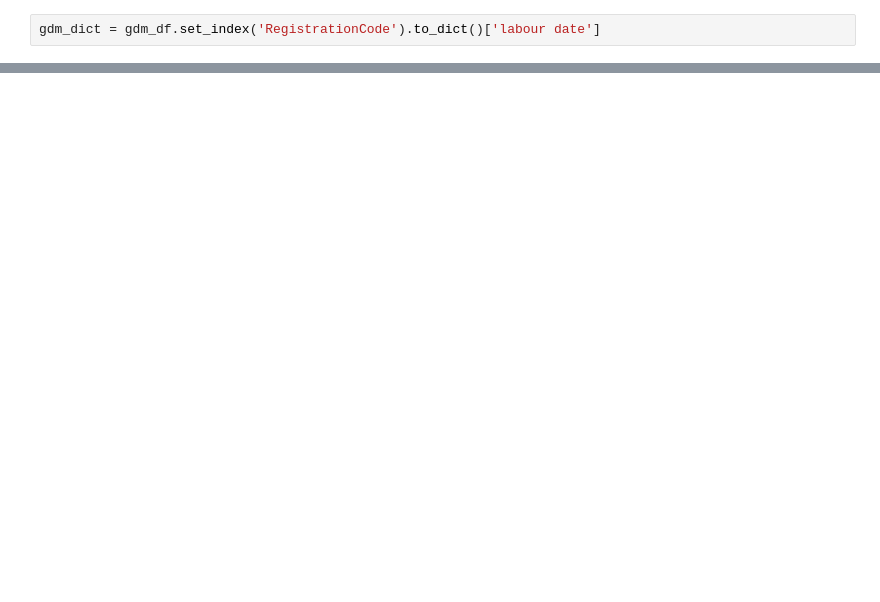
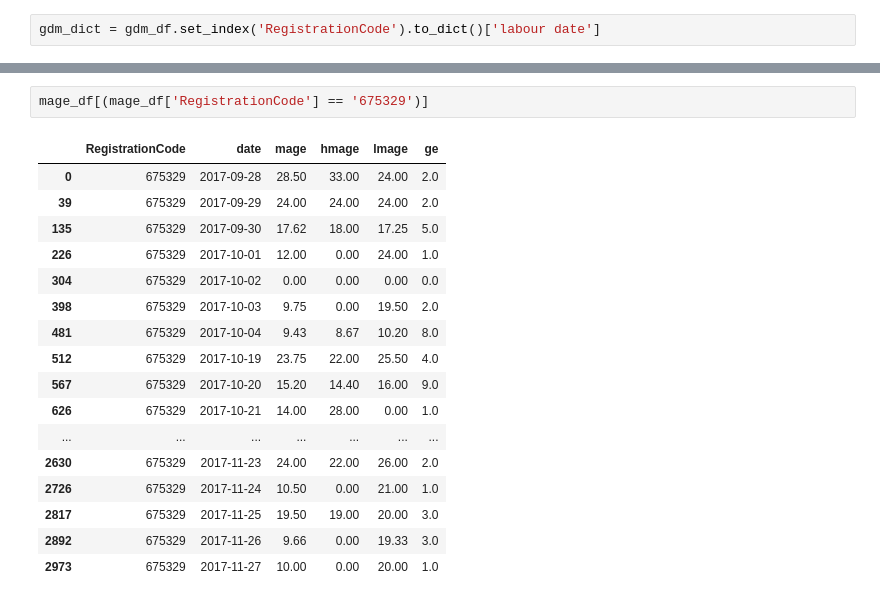
Before and after one commit to ElviraMingazova/MA_Thesis, a Jupyter notebook: GDM_MAGE.ipynb, the cells around one changed output, grey strips where cells are left out. Saved outputs shown, nothing was run; the diff lists cells and outputs as text; blank space fills up the shorter version.

```diff
--- a/GDM_MAGE.ipynb
+++ b/GDM_MAGE.ipynb
@@ -204,0 +215,20 @@ Name: RegistrationCode, dtype: object
+# %%
+mage_df[(mage_df['RegistrationCode'] == '675329')]
+# %% [output]
+|  | RegistrationCode | date | mage | hmage | lmage | ge |
+| 0 | 675329 | 2017-09-28 | 28.50 | 33.00 | 24.00 | 2.0 |
+| 39 | 675329 | 2017-09-29 | 24.00 | 24.00 | 24.00 | 2.0 |
+| 135 | 675329 | 2017-09-30 | 17.62 | 18.00 | 17.25 | 5.0 |
+| 226 | 675329 | 2017-10-01 | 12.00 | 0.00 | 24.00 | 1.0 |
+| 304 | 675329 | 2017-10-02 | 0.00 | 0.00 | 0.00 | 0.0 |
+| 398 | 675329 | 2017-10-03 | 9.75 | 0.00 | 19.50 | 2.0 |
+| 481 | 675329 | 2017-10-04 | 9.43 | 8.67 | 10.20 | 8.0 |
+| 512 | 675329 | 2017-10-19 | 23.75 | 22.00 | 25.50 | 4.0 |
+| 567 | 675329 | 2017-10-20 | 15.20 | 14.40 | 16.00 | 9.0 |
+| 626 | 675329 | 2017-10-21 | 14.00 | 28.00 | 0.00 | 1.0 |
+| ... | ... | ... | ... | ... | ... | ... |
+| 2630 | 675329 | 2017-11-23 | 24.00 | 22.00 | 26.00 | 2.0 |
+| 2726 | 675329 | 2017-11-24 | 10.50 | 0.00 | 21.00 | 1.0 |
+| 2817 | 675329 | 2017-11-25 | 19.50 | 19.00 | 20.00 | 3.0 |
+| 2892 | 675329 | 2017-11-26 | 9.66 | 0.00 | 19.33 | 3.0 |
+| 2973 | 675329 | 2017-11-27 | 10.00 | 0.00 | 20.00 | 1.0 |
```
Also changed, not shown: parts of 33 cells of this notebook, 3 other files.
